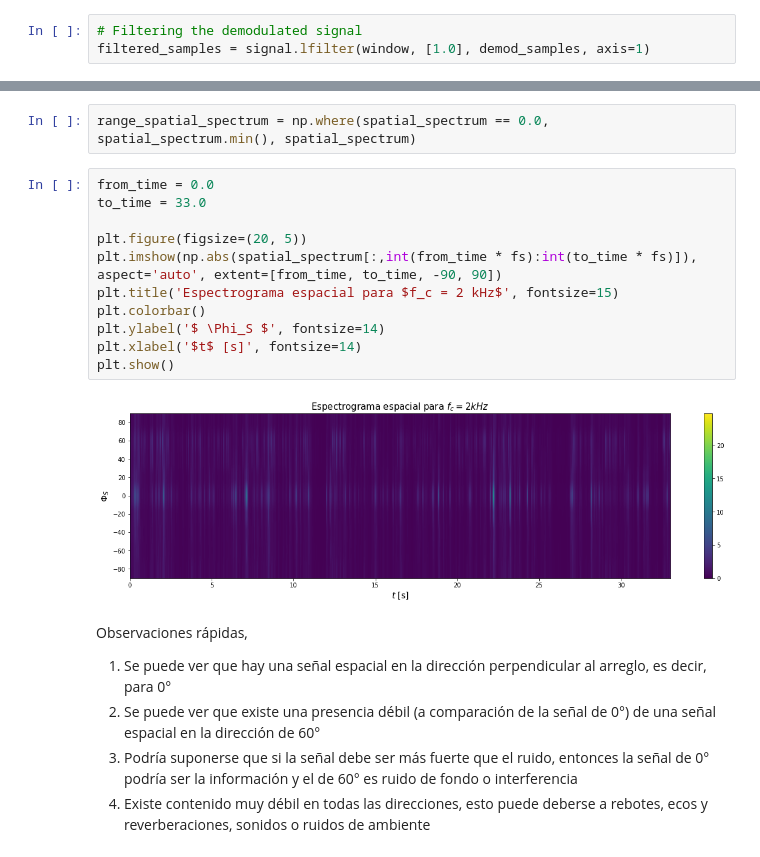
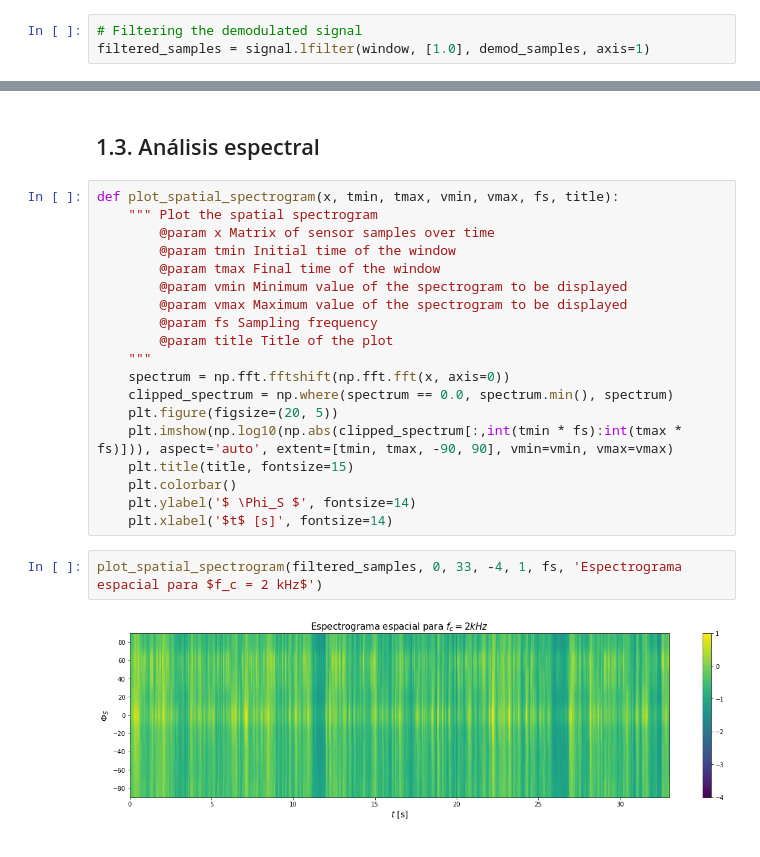
Before and after one commit to asp-image-dsp/asp-tp4, a Jupyter notebook: notebook/report.ipynb, the cells around one changed output, grey strips where cells are left out. Cells and saved outputs as stored; diff of their text form.

Commit message:
Add plots

```diff
--- a/notebook/report.ipynb
+++ b/notebook/report.ipynb
@@ -133,21 +114,25 @@ spatial_spectrum = np.fft.fftshift(np.fft.fft(filtered_samples, axis=0))
-# %%
-range_spatial_spectrum = np.where(spatial_spectrum == 0.0, spatial_spectrum.min(), spatial_spectrum)
-# %%
-from_time = 0.0
-to_time = 33.0
-
-plt.figure(figsize=(20, 5))
-plt.imshow(np.abs(spatial_spectrum[:,int(from_time * fs):int(to_time * fs)]), aspect='auto', extent=[from_time, to_time, -90, 90])
-plt.title('Espectrograma espacial para $f_c = 2 kHz$', fontsize=15)
-plt.colorbar()
-plt.ylabel('$ \Phi_S $', fontsize=14)
-plt.xlabel('$t$ [s]', fontsize=14)
-plt.show()
-# %% [output]
-[figure, removed]
-# %% [markdown]
-Observaciones rápidas,
-1. Se puede ver que hay una señal espacial en la dirección perpendicular al arreglo, es decir, para 0°
-2. Se puede ver que existe una presencia débil (a comparación de la señal de 0°) de una señal espacial en la dirección de 60°
-3. Podría suponerse que si la señal debe ser más fuerte que el ruido, entonces la señal de 0° podría ser la información y el de 60° es ruido de fondo o interferencia
-4. Existe contenido muy débil en todas las direcciones, esto puede deberse a rebotes, ecos y reverberaciones, sonidos o ruidos de ambiente
+# %% [markdown]
+## 1.3. Análisis espectral
+# %%
+def plot_spatial_spectrogram(x, tmin, tmax, vmin, vmax, fs, title):
+    """ Plot the spatial spectrogram
+        @param x Matrix of sensor samples over time
+        @param tmin Initial time of the window
+        @param tmax Final time of the window
+        @param vmin Minimum value of the spectrogram to be displayed
+        @param vmax Maximum value of the spectrogram to be displayed
+        @param fs Sampling frequency
+        @param title Title of the plot
+    """
+    spectrum = np.fft.fftshift(np.fft.fft(x, axis=0))
+    clipped_spectrum = np.where(spectrum == 0.0, spectrum.min(), spectrum)
+    plt.figure(figsize=(20, 5))
+    plt.imshow(np.log10(np.abs(clipped_spectrum[:,int(tmin * fs):int(tmax * fs)])), aspect='auto', extent=[tmin, tmax, -90, 90], vmin=vmin, vmax=vmax)
+    plt.title(title, fontsize=15)
+    plt.colorbar()
+    plt.ylabel('$ \Phi_S $', fontsize=14)
+    plt.xlabel('$t$ [s]', fontsize=14)
+# %%
+plot_spatial_spectrogram(filtered_samples, 0, 33, -4, 1, fs, 'Espectrograma espacial para $f_c = 2 kHz$')
+# %% [output]
+[figure, added]
```
Also changed, not shown: parts of 20 cells of this notebook.
